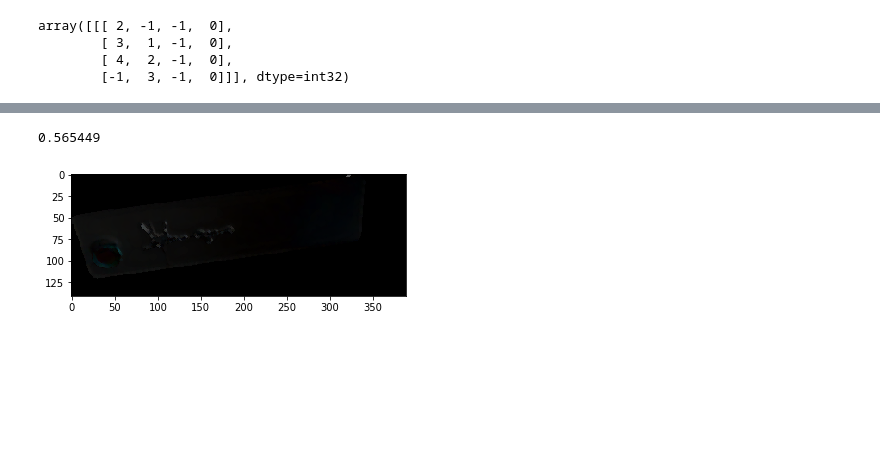
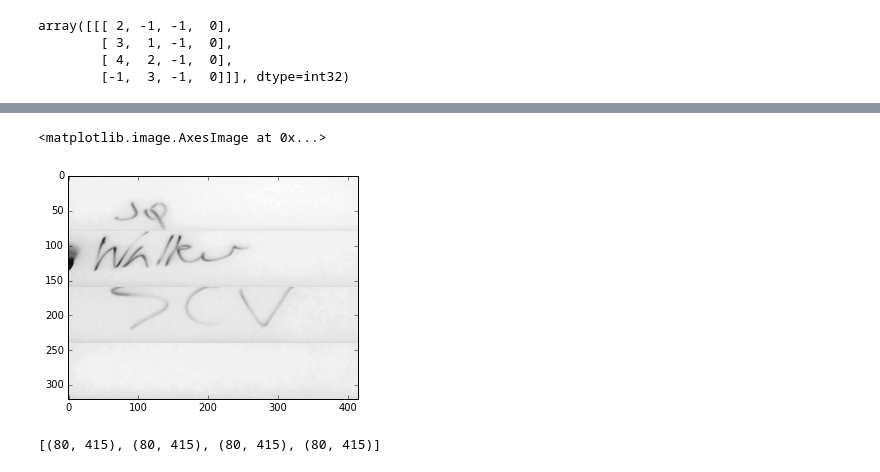
Before and after one commit to dirkjot/pingpongcam, a Jupyter notebook: opencv/extract blue grid.ipynb, the cells around one changed output, grey strips where cells are left out. Cells and saved outputs as stored; diff of their text form; code cells hidden in the pictures; blank space fills up the shorter version.

```diff
--- a/opencv/extract blue grid.ipynb
+++ b/opencv/extract blue grid.ipynb
@@ -303,13 +263,14 @@ Found shape with sides: 4
-# %%
-
-diff2 = cv2.absdiff(jr, same)
-kernel = cv2.getStructuringElement(cv2.MORPH_ELLIPSE, (3, 3))
-diff2 = cv2.morphologyEx(diff2, cv2.MORPH_OPEN, kernel)
-#contentmask2 = np.sqrt(np.sum(diff2**2, axis=2))
-#plt.imshow(contentmask2)
-print (diff2.sum()/1e6)
-imshow(diff2)
-#print (same.shape, jr.shape)
-# %% [output]
-0.565449
-[figure, removed]
+# %%
+# we have this nice code for shrinking contours but it not necessary anymore...
+h,w = boxes[0].img.shape[:2]
+for box in boxes:
+    box.template = cv2.cvtColor(box.img[10:h-10, 30:w-30], cv2.COLOR_BGR2GRAY)
+
+plt.imshow(np.concatenate([x.template for x in boxes]), cmap="gray")
+# %% [output]
+<matplotlib.image.AxesImage at 0x...>
+[figure, added]
+# %%
+[ x.template.shape for x in boxes ]
+# %% [output]
+[(80, 415), (80, 415), (80, 415), (80, 415)]
```
Also changed, not shown: parts of 21 cells of this notebook, 7 other files.
